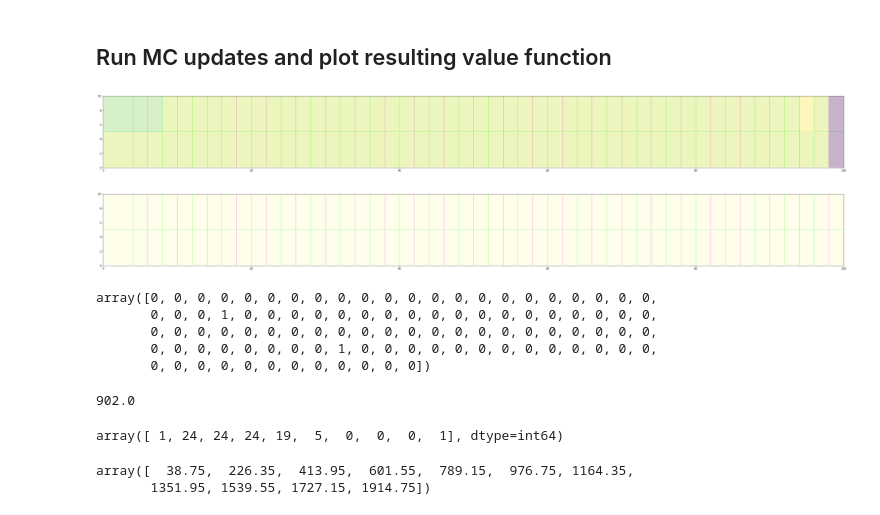
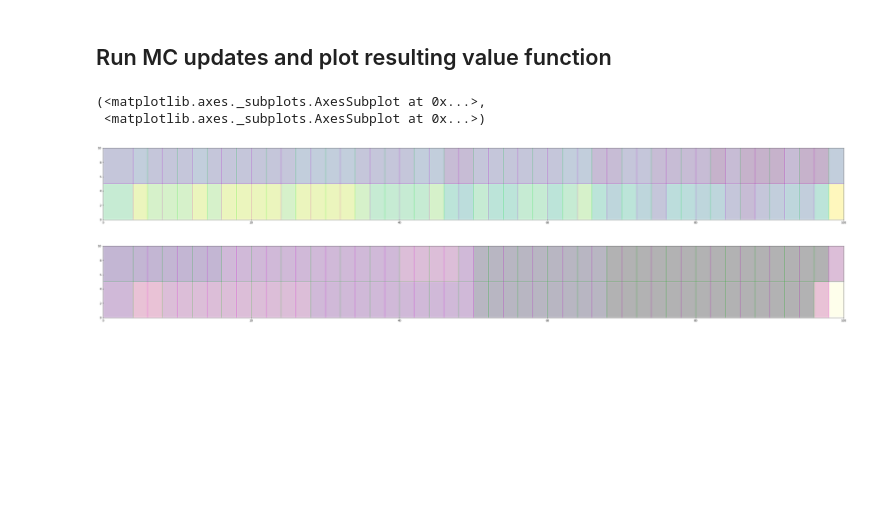
Before and after one commit to obisargoni/CrossingDynaAgent, a Jupyter notebook: plot_crossing_model.ipynb, the cells around one changed output. Saved outputs shown, nothing was run; the diff lists cells and outputs as text; code cells hidden in the pictures; blank space fills up the shorter version.

Commit message:
Updating notebook visualisations

```diff
--- a/plot_crossing_model.ipynb
+++ b/plot_crossing_model.ipynb
@@ -137,10 +137,10 @@ def unpack_feature_values(features, w = None, N = None):
     n_visits = []
     for f in features:
         if w is not None:
-            q = np.matmul(f, w_av)
+            q = np.matmul(f, w)
             values.append(q)
         if N is not None:
-            num = np.matmul(f, N_av) / np.matmul(f,f)
+            num = np.matmul(f, N) / np.matmul(f,f)
             n_visits.append(num)
     return {'values':values, 'n_visits':n_visits}
 # %%
@@ -156,11 +156,25 @@ def plot_feature_values(tg, features, values, figsize, nbins = 10, cmap = 'virid
 
     for i, f in enumerate(features):
         # Get bin
-        bin_ind = np.digitize(values[i], value_bin_edges) - 1
+        bin_ind = np.digitize(values[i], bin_edges) - 1
         c = value_colors[bin_ind][:-1]
         c = tuple(np.append(c, alpha))
         _ = highlight_tiling_group(tg, f=f, ax=ax, colors=[c], op = op)
     return ax
+# %%
+def plot_ped_feature_values(ped, figsize, nbins = 10, cmaps = ['viridis', 'magma'], alpha = 0.5, op = 'union'):
+    # Average over actions
+    w_av = ped.internal_model.w.mean(axis = 1)
+    N_av = ped.internal_model.N.mean(axis = 1)
+    # Loop through the nodes of the MDP - these are all the states
+    features = list(ped.internal_model.dict_node_state.values())
+    unpacked = unpack_feature_values(features, w = w_av, N = N_av)
+
+    ax1 = plot_feature_values(ped._tg, features, unpacked['values'], figsize, nbins = nbins, cmap = cmaps[0], alpha = alpha, op = op)
+
+    ax2 = plot_feature_values(ped._tg, features, unpacked['n_visits'], figsize, nbins = nbins, cmap = cmaps[1], alpha = alpha, op = op)
+
+    return (ax1,ax2)
 # %% [markdown]
 ## Initialise road model with single pedestrian
 # %%
@@ -219,10 +225,8 @@ unpacked = unpack_feature_values(features, w = w_av, N = N_av)
 # %%
-# Plot value function
-ax = plot_feature_values(ped._tg, features, unpacked['values'], (road_length*0.5, road_width * 0.5), nbins = 10, cmap = 'viridis', alpha = 0.5, op = 'intersection')
+figsize = (road_length*0.5, road_width * 0.5)
+plot_ped_feature_values(ped, figsize, nbins = 10, cmaps = ['viridis', 'magma'], alpha = 0.5, op = 'intersection')
 # %% [output]
+(<matplotlib.axes._subplots.AxesSubplot at 0x...>,
+ <matplotlib.axes._subplots.AxesSubplot at 0x...>)
-[figure, old version]
+[figure, new version]
+[figure, added]
-# %%
-# Plot n visits
-ax = plot_feature_values(ped._tg, features, unpacked['n_visits'], (road_length*0.5, road_width * 0.5), nbins = 10, cmap = 'magma', alpha = 0.5, op = 'intersection')
-# %% [output]
-[figure, removed]
@@ -234,21 +232,0 @@ d_f = ped._tg.feature(d)
-# %%
-d_f
-# %% [output]
-array([0, 0, 0, 0, 0, 0, 0, 0, 0, 0, 0, 0, 0, 0, 0, 0, 0, 0, 0, 0, 0, 0,
-       0, 0, 0, 1, 0, 0, 0, 0, 0, 0, 0, 0, 0, 0, 0, 0, 0, 0, 0, 0, 0, 0,
-       0, 0, 0, 0, 0, 0, 0, 0, 0, 0, 0, 0, 0, 0, 0, 0, 0, 0, 0, 0, 0, 0,
-       0, 0, 0, 0, 0, 0, 0, 0, 1, 0, 0, 0, 0, 0, 0, 0, 0, 0, 0, 0, 0, 0,
-       0, 0, 0, 0, 0, 0, 0, 0, 0, 0, 0, 0])
-# %%
-np.matmul(d_f, N_av)
-# %% [output]
-902.0
-# %%
-n_hist
-# %% [output]
-array([ 1, 24, 24, 24, 19,  5,  0,  0,  0,  1], dtype=int64)
-# %%
-n_bin_edges
-# %% [output]
-array([  38.75,  226.35,  413.95,  601.55,  789.15,  976.75, 1164.35,
-       1351.95, 1539.55, 1727.15, 1914.75])
```
Also changed, not shown: parts of 8 cells of this notebook.
